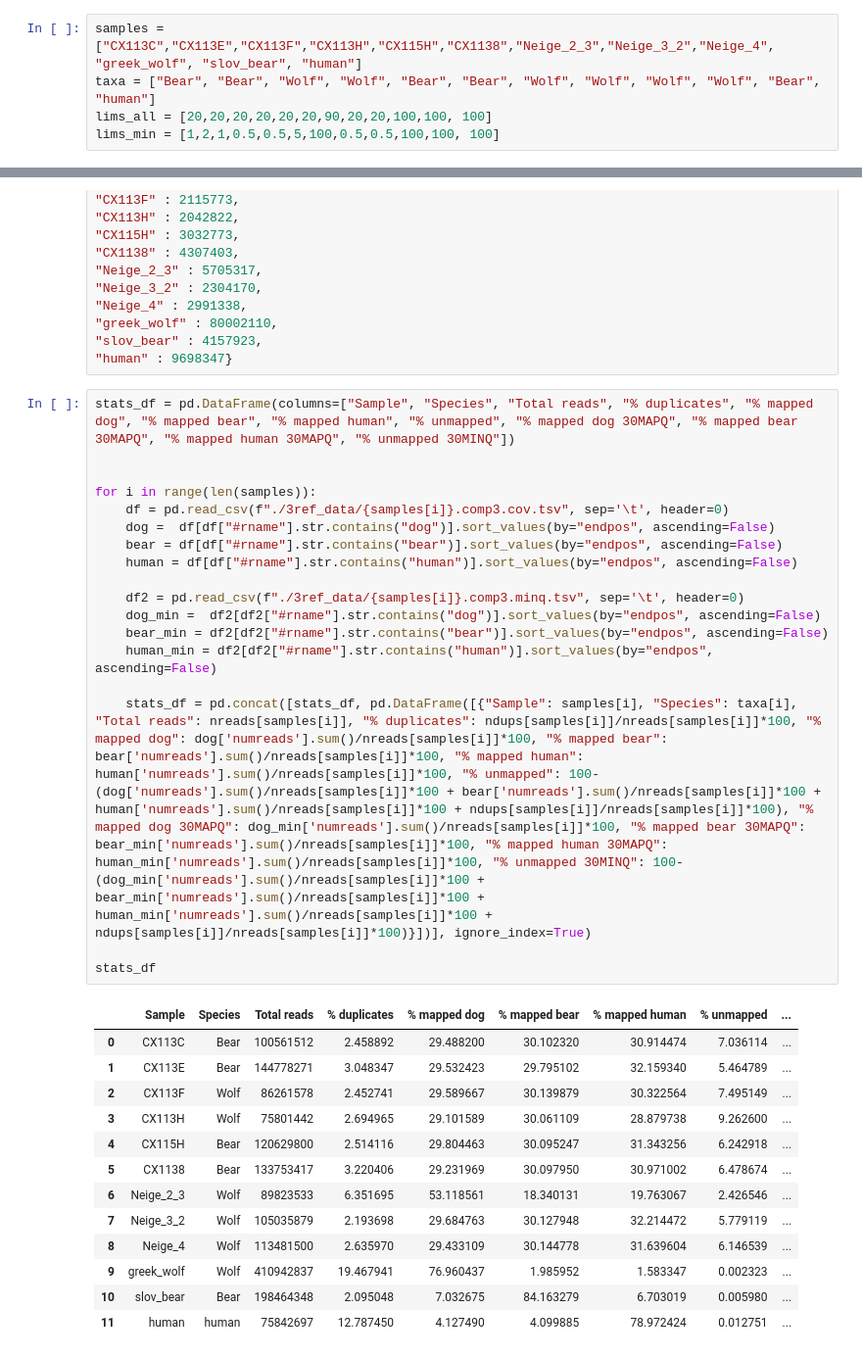
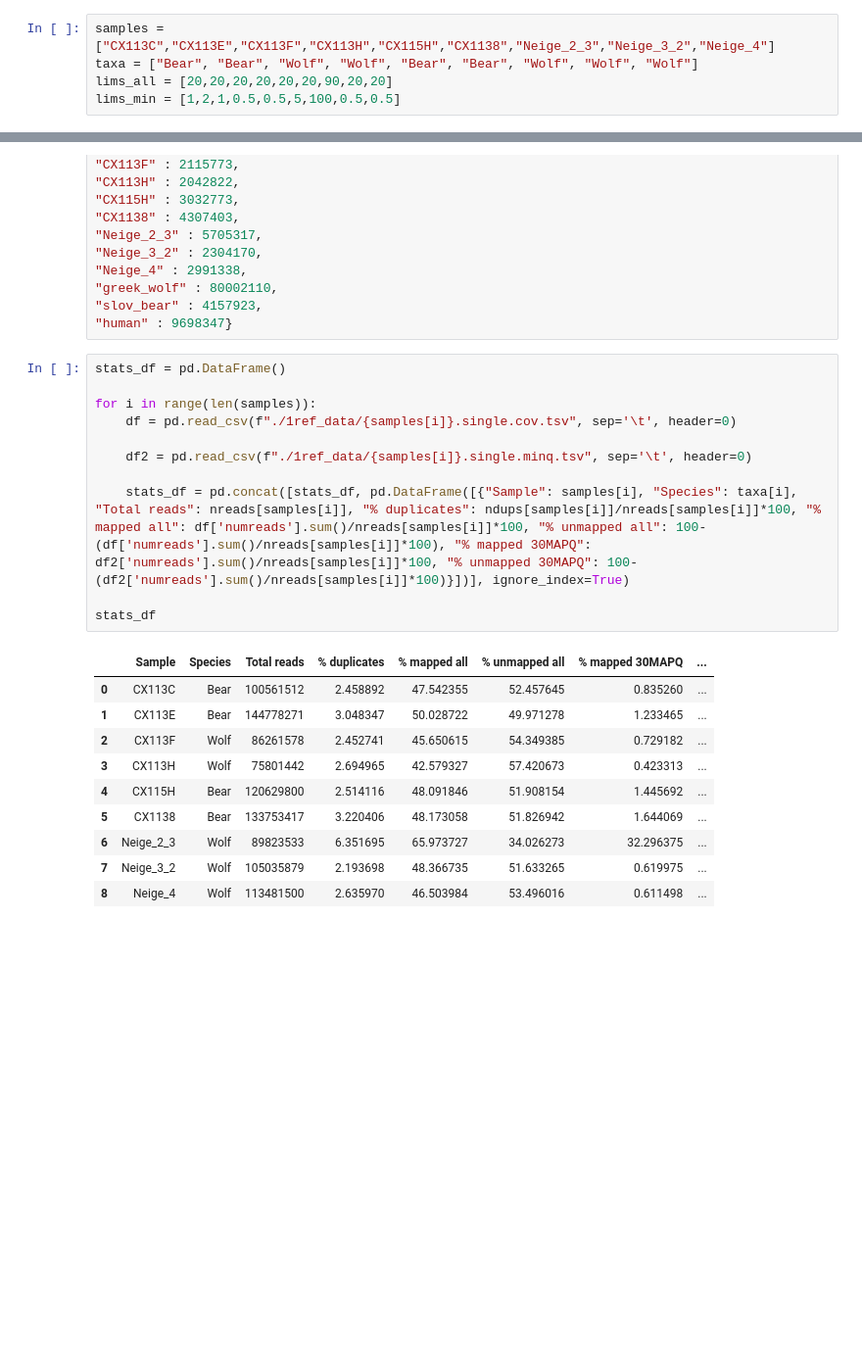
Before and after one commit to HGord2022/snowtracks, a Jupyter notebook: single_mapping.ipynb, the cells around one changed output, grey strips where cells are left out. Shown: that part at 98% size. Drawn from its saved outputs; the diff is of its cells as text; blank space fills up the shorter version.

```diff
--- a/single_mapping.ipynb
+++ b/single_mapping.ipynb
@@ -5,5 +7,5 @@ import numpy as np
 # %%
-samples = ["CX113C","CX113E","CX113F","CX113H","CX115H","CX1138","Neige_2_3","Neige_3_2","Neige_4", "greek_wolf", "slov_bear", "human"]
-taxa = ["Bear", "Bear", "Wolf", "Wolf", "Bear", "Bear", "Wolf", "Wolf", "Wolf", "Wolf", "Bear", "human"]
-lims_all = [20,20,20,20,20,20,90,20,20,100,100, 100]
-lims_min = [1,2,1,0.5,0.5,5,100,0.5,0.5,100,100, 100]
+samples = ["CX113C","CX113E","CX113F","CX113H","CX115H","CX1138","Neige_2_3","Neige_3_2","Neige_4"]
+taxa = ["Bear", "Bear", "Wolf", "Wolf", "Bear", "Bear", "Wolf", "Wolf", "Wolf"]
+lims_all = [20,20,20,20,20,20,90,20,20]
+lims_min = [1,2,1,0.5,0.5,5,100,0.5,0.5]
@@ -215,37 +39,27 @@ ndups = {
 "slov_bear" : 4157923,
 "human" : 9698347}
 # %%
-stats_df = pd.DataFrame(columns=["Sample", "Species", "Total reads", "% duplicates", "% mapped dog", "% mapped bear", "% mapped human", "% unmapped", "% mapped dog 30MAPQ", "% mapped bear 30MAPQ", "% mapped human 30MAPQ", "% unmapped 30MINQ"])
-
+stats_df = pd.DataFrame()
 
 for i in range(len(samples)):
-    df = pd.read_csv(f"./3ref_data/{samples[i]}.comp3.cov.tsv", sep='\t', header=0)
-    dog =  df[df["#rname"].str.contains("dog")].sort_values(by="endpos", ascending=False)
-    bear = df[df["#rname"].str.contains("bear")].sort_values(by="endpos", ascending=False)
-    human = df[df["#rname"].str.contains("human")].sort_values(by="endpos", ascending=False)
+    df = pd.read_csv(f"./1ref_data/{samples[i]}.single.cov.tsv", sep='\t', header=0)
 
-    df2 = pd.read_csv(f"./3ref_data/{samples[i]}.comp3.minq.tsv", sep='\t', header=0)
-    dog_min =  df2[df2["#rname"].str.contains("dog")].sort_values(by="endpos", ascending=False)
-    bear_min = df2[df2["#rname"].str.contains("bear")].sort_values(by="endpos", ascending=False)
-    human_min = df2[df2["#rname"].str.contains("human")].sort_values(by="endpos", ascending=False)
+    df2 = pd.read_csv(f"./1ref_data/{samples[i]}.single.minq.tsv", sep='\t', header=0)
 
-    stats_df = pd.concat([stats_df, pd.DataFrame([{"Sample": samples[i], "Species": taxa[i], "Total reads": nreads[samples[i]], "% duplicates": ndups[samples[i]]/nreads[samples[i]]*100, "% mapped dog": dog['numreads'].sum()/nreads[samples[i]]*100, "% mapped bear": bear['numreads'].sum()/nreads[samples[i]]*100, "% mapped human": human['numreads'].sum()/nreads[samples[i]]*100, "% unmapped": 100-(dog['numreads'].sum()/nreads[samples[i]]*100 + bear['numreads'].sum()/nreads[samples[i]]*100 + human['numreads'].sum()/nreads[samples[i]]*100 + ndups[samples[i]]/nreads[samples[i]]*100), "% mapped dog 30MAPQ": dog_min['numreads'].sum()/nreads[samples[i]]*100, "% mapped bear 30MAPQ": bear_min['numreads'].sum()/nreads[samples[i]]*100, "% mapped human 30MAPQ": human_min['numreads'].sum()/nreads[samples[i]]*100, "% unmapped 30MINQ": 100-(dog_min['numreads'].sum()/nreads[samples[i]]*100 + bear_min['numreads'].sum()/nreads[samples[i]]*100 + human_min['numreads'].sum()/nreads[samples[i]]*100 + ndups[samples[i]]/nreads[samples[i]]*100)}])], ignore_index=True)
+    stats_df = pd.concat([stats_df, pd.DataFrame([{"Sample": samples[i], "Species": taxa[i], "Total reads": nreads[samples[i]], "% duplicates": ndups[samples[i]]/nreads[samples[i]]*100, "% mapped all": df['numreads'].sum()/nreads[samples[i]]*100, "% unmapped all": 100-(df['numreads'].sum()/nreads[samples[i]]*100), "% mapped 30MAPQ": df2['numreads'].sum()/nreads[samples[i]]*100, "% unmapped 30MAPQ": 100-(df2['numreads'].sum()/nreads[samples[i]]*100)}])], ignore_index=True)
 
 stats_df
 # %% [output]
-|  | Sample | Species | Total reads | % duplicates | % mapped dog | % mapped bear | % mapped human | % unmapped | ... |
-| 0 | CX113C | Bear | 100561512 | 2.458892 | 29.488200 | 30.102320 | 30.914474 | 7.036114 | ... |
-| 1 | CX113E | Bear | 144778271 | 3.048347 | 29.532423 | 29.795102 | 32.159340 | 5.464789 | ... |
-| 2 | CX113F | Wolf | 86261578 | 2.452741 | 29.589667 | 30.139879 | 30.322564 | 7.495149 | ... |
-| 3 | CX113H | Wolf | 75801442 | 2.694965 | 29.101589 | 30.061109 | 28.879738 | 9.262600 | ... |
-| 4 | CX115H | Bear | 120629800 | 2.514116 | 29.804463 | 30.095247 | 31.343256 | 6.242918 | ... |
-| 5 | CX1138 | Bear | 133753417 | 3.220406 | 29.231969 | 30.097950 | 30.971002 | 6.478674 | ... |
-| 6 | Neige_2_3 | Wolf | 89823533 | 6.351695 | 53.118561 | 18.340131 | 19.763067 | 2.426546 | ... |
-| 7 | Neige_3_2 | Wolf | 105035879 | 2.193698 | 29.684763 | 30.127948 | 32.214472 | 5.779119 | ... |
-| 8 | Neige_4 | Wolf | 113481500 | 2.635970 | 29.433109 | 30.144778 | 31.639604 | 6.146539 | ... |
-| 9 | greek_wolf | Wolf | 410942837 | 19.467941 | 76.960437 | 1.985952 | 1.583347 | 0.002323 | ... |
-| 10 | slov_bear | Bear | 198464348 | 2.095048 | 7.032675 | 84.163279 | 6.703019 | 0.005980 | ... |
-| 11 | human | human | 75842697 | 12.787450 | 4.127490 | 4.099885 | 78.972424 | 0.012751 | ... |
+|  | Sample | Species | Total reads | % duplicates | % mapped all | % unmapped all | % mapped 30MAPQ | ... |
+| 0 | CX113C | Bear | 100561512 | 2.458892 | 47.542355 | 52.457645 | 0.835260 | ... |
+| 1 | CX113E | Bear | 144778271 | 3.048347 | 50.028722 | 49.971278 | 1.233465 | ... |
+| 2 | CX113F | Wolf | 86261578 | 2.452741 | 45.650615 | 54.349385 | 0.729182 | ... |
+| 3 | CX113H | Wolf | 75801442 | 2.694965 | 42.579327 | 57.420673 | 0.423313 | ... |
+| 4 | CX115H | Bear | 120629800 | 2.514116 | 48.091846 | 51.908154 | 1.445692 | ... |
+| 5 | CX1138 | Bear | 133753417 | 3.220406 | 48.173058 | 51.826942 | 1.644069 | ... |
+| 6 | Neige_2_3 | Wolf | 89823533 | 6.351695 | 65.973727 | 34.026273 | 32.296375 | ... |
+| 7 | Neige_3_2 | Wolf | 105035879 | 2.193698 | 48.366735 | 51.633265 | 0.619975 | ... |
+| 8 | Neige_4 | Wolf | 113481500 | 2.635970 | 46.503984 | 53.496016 | 0.611498 | ... |
 # %%
 # Format the values in the table to 2 decimal places apart from the first three columns
 table_df = stats_df
```
Also changed, not shown: parts of 7 cells of this notebook, 4 other files.
